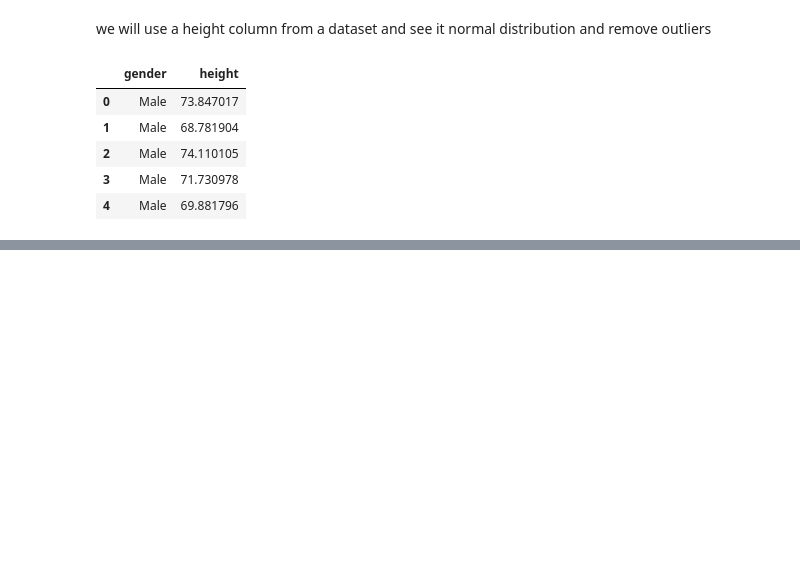
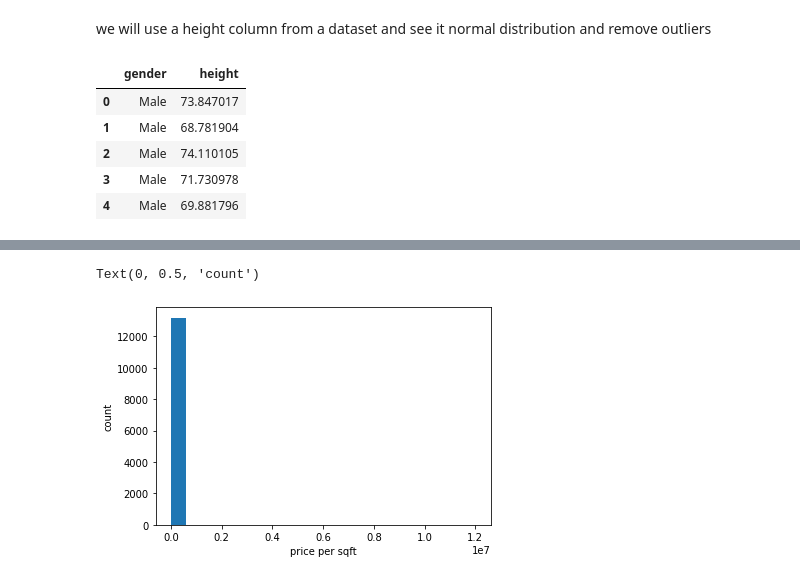
Before and after one commit to Mhtag/applied_statistics, a Jupyter notebook: outlier_removal_using_zscore_&_norm_dist.ipynb, the cells around one changed output, grey strips where cells are left out. Cells and saved outputs as stored; diff of their text form; code cells hidden in the pictures; blank space fills up the shorter version.

```diff
--- a/outlier_removal_using_zscore_&_norm_dist.ipynb
+++ b/outlier_removal_using_zscore_&_norm_dist.ipynb
@@ -20,0 +110,3 @@ df.de
+# %%
+df = pd.read_csv('https://raw.githubusercontent.com/codebasics/math-for-machine-learning/main/3_normal_distribution/Exercise/bhp.csv')
+df.head()
@@ -20,0 +136,7 @@ df.de
+# %%
+plt.hist(df.price_per_sqft, bins=20)
+plt.xlabel('price per sqft')
+plt.ylabel('count')
+# %% [output]
+Text(0, 0.5, 'count')
+[figure, added]
```
Also changed, not shown: parts of 31 cells of this notebook.
